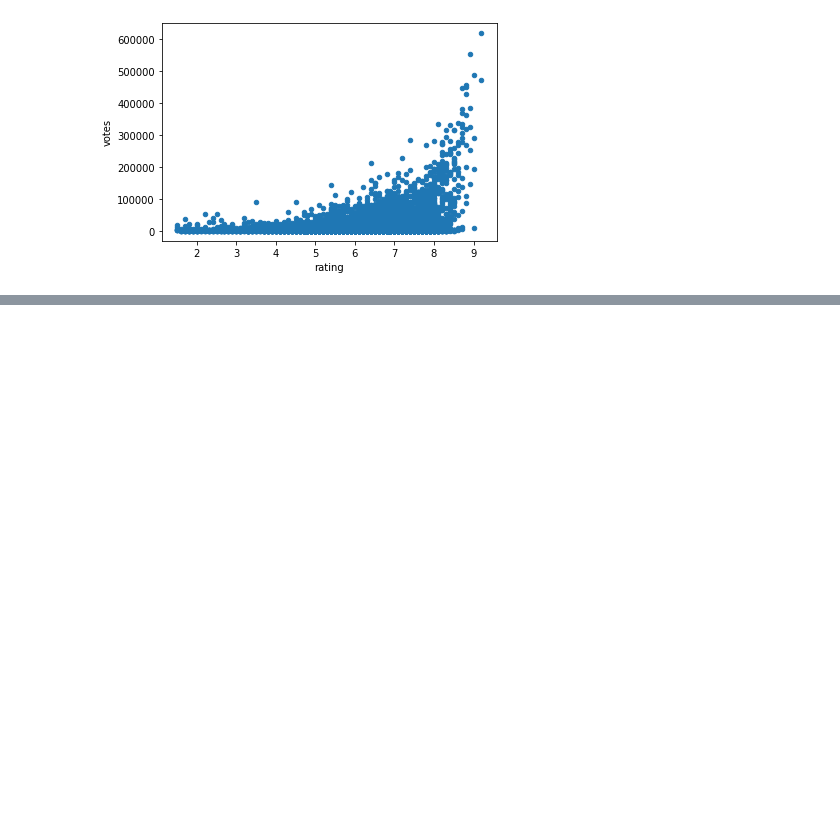
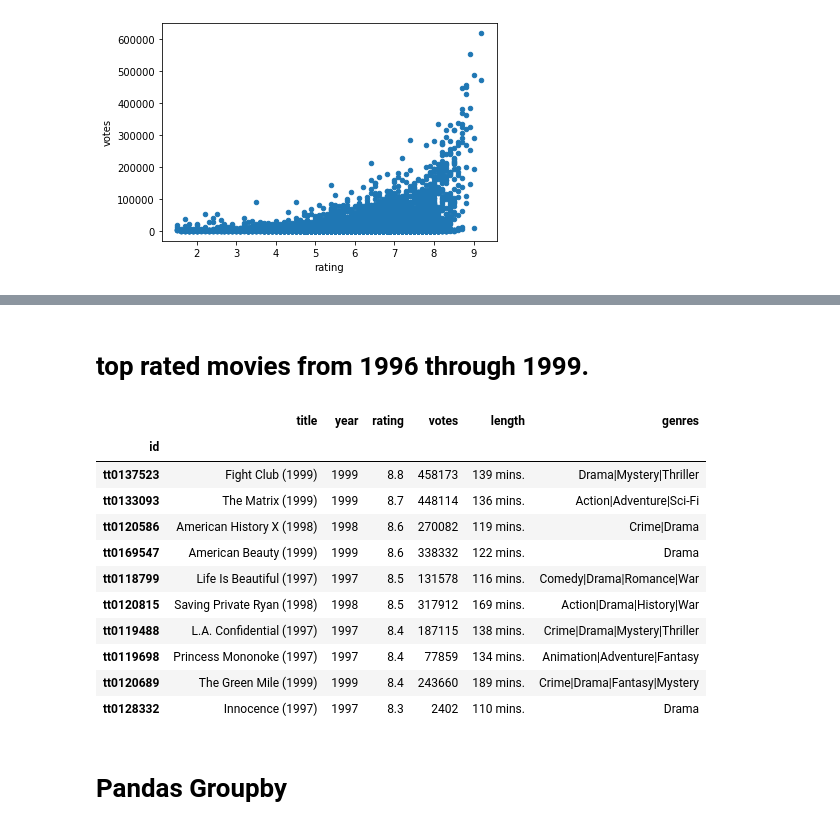
Before and after one commit to Talha-1010/IMDB-Data-analysis, a Jupyter notebook: imdb_data_analysis.ipynb, the cells around one changed output, grey strips where cells are left out. Cells and saved outputs as stored; diff of their text form; code cells hidden in the pictures; blank space fills up the shorter version.

```diff
--- a/imdb_data_analysis.ipynb
+++ b/imdb_data_analysis.ipynb
@@ -225,0 +303,19 @@ data.plot(kind='scatter', x='rating', y='votes')
+# %% [markdown]
+# top rated movies from 1996 through 1999.
+# %%
+data[(data['year'] > 1995) & (data['year'] < 2000)].sort_values(by='rating', ascending=False).head(10)
+# %% [output]
+|  | title | year | rating | votes | length | genres |
+| id |  |  |  |  |  |  |
+| tt0137523 | Fight Club (1999) | 1999 | 8.8 | 458173 | 139 mins. | Drama|Mystery|Thriller |
+| tt0133093 | The Matrix (1999) | 1999 | 8.7 | 448114 | 136 mins. | Action|Adventure|Sci-Fi |
+| tt0120586 | American History X (1998) | 1998 | 8.6 | 270082 | 119 mins. | Crime|Drama |
+| tt0169547 | American Beauty (1999) | 1999 | 8.6 | 338332 | 122 mins. | Drama |
+| tt0118799 | Life Is Beautiful (1997) | 1997 | 8.5 | 131578 | 116 mins. | Comedy|Drama|Romance|War |
+| tt0120815 | Saving Private Ryan (1998) | 1998 | 8.5 | 317912 | 169 mins. | Action|Drama|History|War |
+| tt0119488 | L.A. Confidential (1997) | 1997 | 8.4 | 187115 | 138 mins. | Crime|Drama|Mystery|Thriller |
+| tt0119698 | Princess Mononoke (1997) | 1997 | 8.4 | 77859 | 134 mins. | Animation|Adventure|Fantasy |
+| tt0120689 | The Green Mile (1999) | 1999 | 8.4 | 243660 | 189 mins. | Crime|Drama|Fantasy|Mystery |
+| tt0128332 | Innocence (1997) | 1997 | 8.3 | 2402 | 110 mins. | Drama |
+# %% [markdown]
+# Pandas Groupby
```
Also changed, not shown: parts of 14 cells of this notebook.
